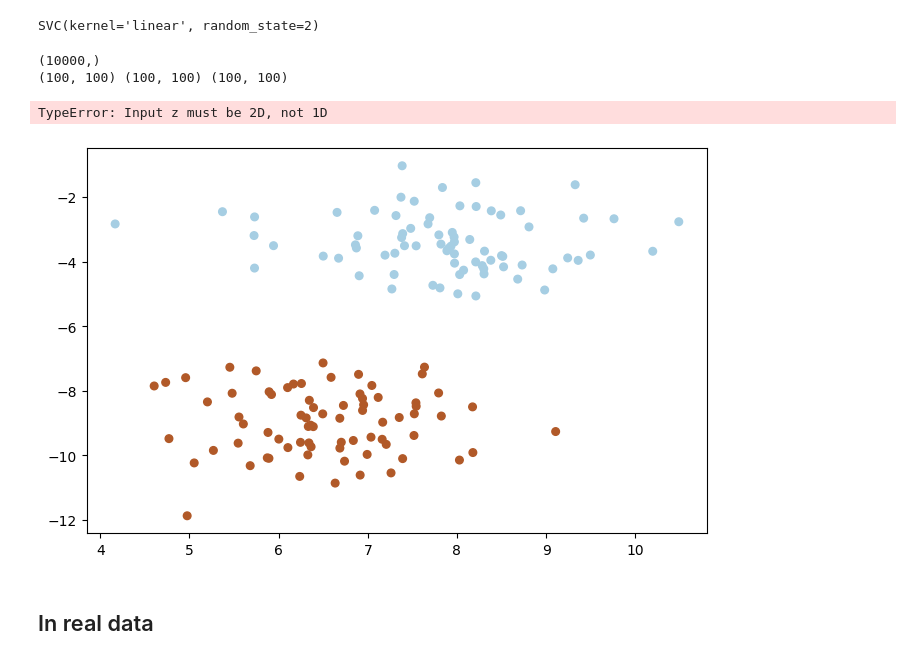
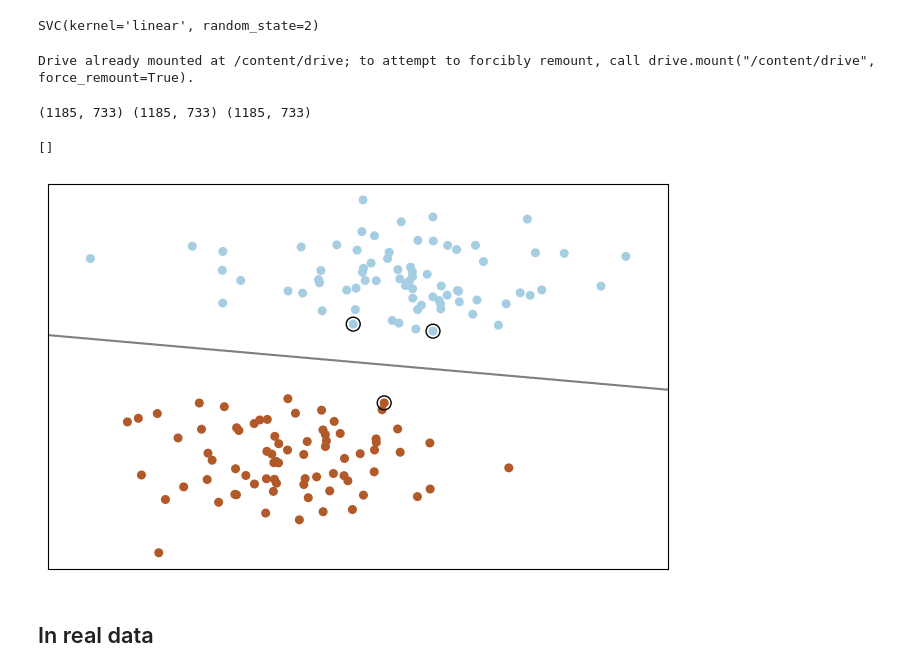
Before and after one commit to EstebanGiAr/machine_learning, a Jupyter notebook: Sem_04/SVM.ipynb, the cells around one changed output. Drawn from its saved outputs; the diff is of its cells as text; code cells hidden in the pictures.

```diff
--- a/Sem_04/SVM.ipynb
+++ b/Sem_04/SVM.ipynb
@@ -25,23 +25,8 @@ clf = SVC(kernel = "linear" , random_state = 2)
 clf.fit(X,y)
 # %% [output]
 SVC(kernel='linear', random_state=2)
-# %%
-offset = 0.5
-
-h_min, h_max = X[:,0].min()-offset, X[:,0].max()+offset
-v_min, v_max = X[:,1].min()-offset, X[:,1].max()+offset
-
-# Crear el grid de las fronteras de decision
-h_grid, v_grid = np.meshgrid(np.linspace( h_min , h_max , 100), np.linspace( v_min , v_max , 100))
-
-# Predecir los valores del grid
-pred_grid = clf.decision_function( np.c_[h_grid.ravel(), v_grid.ravel()] )
-print (pred_grid.shape)
-
-
-# Encajar las predicciones al tamaño del grid
-predictions = pred_grid.reshape( h_grid.shape )
-print (predictions.shape, h_grid.shape, v_grid.shape)
-# %% [output]
-(10000,)
-(100, 100) (100, 100) (100, 100)
+# %%
+from google.colab import drive
+drive.mount('/content/drive')
+# %% [output]
+Drive already mounted at /content/drive; to attempt to forcibly remount, call drive.mount("/content/drive", force_remount=True).
@@ -48,22 +35,28 @@ print (predictions.shape, h_grid.shape, v_grid.shape)
+# %%
+predictions, h_grid, v_grid = fronteras_decision(X,clf)
+
+print (predictions.shape, h_grid.shape, v_grid.shape)
+# %% [output]
+(1185, 733) (1185, 733) (1185, 733)
 # %%
 _, ax = plt.subplots (figsize=(8,5))
 ax.scatter( X[:, 0] , X[:, 1] , c = y , s = 30, cmap = plt.cm.Paired)
 
 # plot decision boundary and margins
-ax.contour( h_grid , v_grid , pred_grid , colors='k', levels=[-1, 0, 1], alpha=0.5, linestyles=['--', '-', '--'])
+ax.contour( h_grid , v_grid , predictions , colors='k', levels=[-1, 0, 1], alpha=0.5, linestyles=['--', '-', '--'])
 
 # plot support vectors
 ax.scatter(clf.support_vectors_[:, 0], clf.support_vectors_[:, 1], s=100,
            linewidth=1, facecolors='none', edgecolors='k')
 
 # ax.set_xlim(x_grid.min()-.1, x_grid.max()+.1)
 # ax.set_ylim(y_grid.min()-.1, y_grid.max()+.1)
 
 ax.set_xticks(())
 ax.set_yticks(())
 # %% [output]
-TypeError: Input z must be 2D, not 1D
+[]
-[figure, old version]
+[figure, new version]
 # %% [markdown]
 ## In real data
 # %%
```
Also changed, not shown: parts of 4 cells of this notebook, 1 other file.
